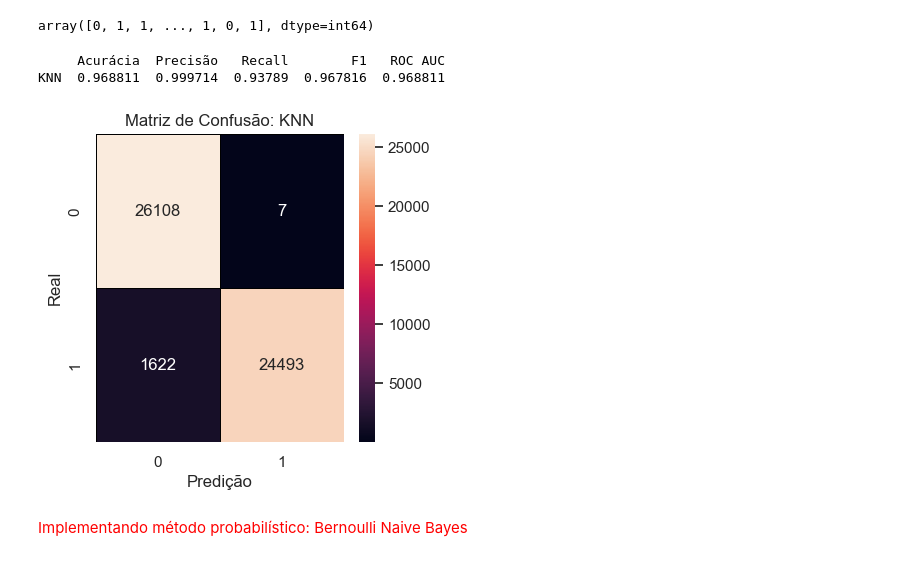
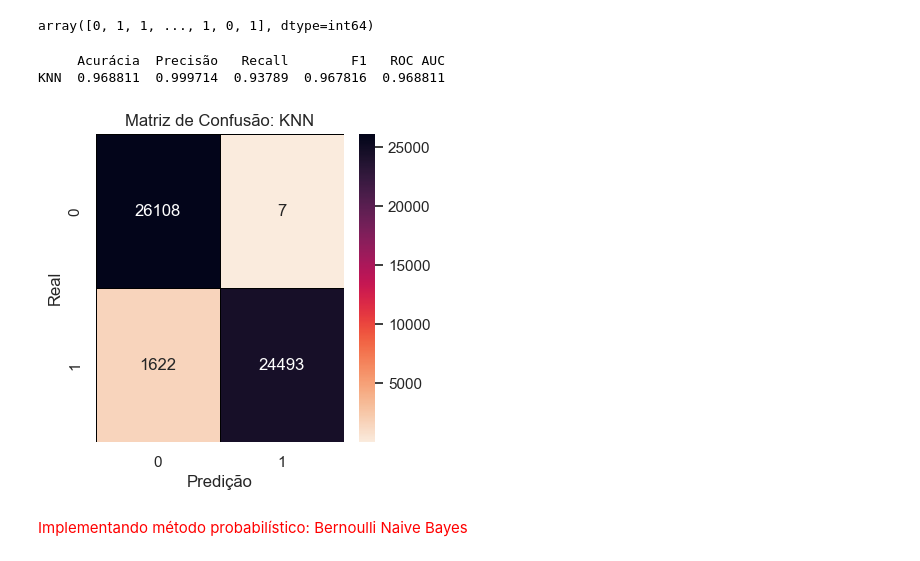
Before and after one commit to anderdot/previsao-crimes, a Jupyter notebook: Analises/Modelo Preditiva.ipynb, the cells around one changed output. Cells and saved outputs as stored; diff of their text form; code cells hidden in the pictures.

```diff
--- a/Analises/Modelo Preditiva.ipynb
+++ b/Analises/Modelo Preditiva.ipynb
@@ -310,6 +249,6 @@ fig.savefig('Graficos/quantidade_BO_ano.png', transparent=False, dpi=300, bbox_i
 # %%
-# Filtrando as ocorrências a partir do 2020-01-01 em diante.
-datas_invalidas = (dados_ocorrencias['dataOcorrencia'] < '2020-01-01')
+# Filtrando as ocorrências a partir do 2018-01-01 em diante.
+datas_invalidas = (dados_ocorrencias['data_ocorrencia'] < '2018-01-01')
 dados_ocorrencias.drop(dados_ocorrencias[datas_invalidas].index, inplace=True)
 dados_ocorrencias.reset_index(drop=True, inplace= True)
 # %%
@@ -340,20 +280,21 @@ fig.savefig('Graficos/quantidade_ocorrencia_mensal.png', transparent=False, dpi=
 ### Distribuição de ocorrências de roubos e furtos por ano
 # %%
 # Criando coluna anoOcorrencia.
-dados_ocorrencias['anoOcorrencia'] = dados_ocorrencias['dataOcorrencia'].dt.year
+dados_ocorrencias['ano_ocorrencia'] = dados_ocorrencias['data_ocorrencia'].dt.year
+dados_ocorrencias['mes_ocorrencia'] = dados_ocorrencias['data_ocorrencia'].dt.month
 
 # Agrupando os dados por mês e ano e contando as ocorrências.
-ocorrencias_por_mes = dados_ocorrencias.groupby([dados_ocorrencias['anoOcorrencia'], dados_ocorrencias['mesOcorrencia']]).size().reset_index(name='contagem')
+ocorrencias_por_mes = dados_ocorrencias.groupby([dados_ocorrencias['ano_ocorrencia'], dados_ocorrencias['mes_ocorrencia']]).size().reset_index(name='contagem')
 
-# Gerando 4 gráficos.
-fig, axs = plt.subplots(2, 2, figsize=(15, 10))
+# Gerando 6 gráficos.
+fig, axs = plt.subplots(2, 3, figsize=(20, 10))
 
 # Gerando os gráficos por mês e ano.
-for i, ano in enumerate([2020, 2021, 2022, 2023]):
-    row = i // 2
-    col = i % 2
-    data = ocorrencias_por_mes.loc[(ocorrencias_por_mes['anoOcorrencia'] == ano), :]
-    sns.barplot(x='contagem', y='mesOcorrencia', data=data, orient='h', palette='rocket', ax=axs[row, col])
+for i, ano in enumerate([2018, 2019, 2020, 2021, 2022, 2023]):
+    row = i // 3
+    col = i % 3
+    data = ocorrencias_por_mes.loc[(ocorrencias_por_mes['ano_ocorrencia'] == ano), :]
+    sns.barplot(x='contagem', y='mes_ocorrencia', data=data, orient='h', palette='rocket', ax=axs[row, col])
     axs[row, col].set_title(f'Distribuição de ocorrências por mês em {ano}')
     axs[row, col].set_xlabel('Quantidade de ocorrências')
     axs[row, col].set_xticks(range(0, 50001, 10000))
@@ -364,6 +305,7 @@ for i, ano in enumerate([2020, 2021, 2022, 2023]):
     sns.despine()
 fig.subplots_adjust(hspace=0.3, wspace=0.3)
 fig.suptitle('Distribuição de ocorrências de roubos e furtos por ano', fontsize=20)
+
 fig = plt.gcf()
 plt.show()
 
@@ -660,9 +584,6 @@ dados_ocorrencias.head()
 </ul>
 # %%
 # Criando um novo dataframe.
-dados_ML = dados_ocorrencias[['dataOcorrencia', 'diaSemanaOcorrencia', 'horaOcorrencia', 'bairro', 'cidade', 'consumado']]
-
-# Verificando o tamanho do dataset.
-linha, coluna = dados_ML.shape
-print(f'linhas: {linha}\ncolunas: {coluna}')
+dados_ML = dados_ocorrencias[['dataOcorrencia', 'diaSemanaOcorrencia', 'horaOcorrencia', 'cidade', 'bairro', 'consumado']]
+dados_ML
 # %% [output]
@@ -670,0 +603,5 @@ colunas: 6
+# %%
+dados_ML['dataOcorrencia'] = pd.to_datetime(dados_ML['dataOcorrencia'])
+dados_ML['dia'] = dados_ML['dataOcorrencia'].dt.day
+dados_ML['mes'] = dados_ML['dataOcorrencia'].dt.month
+dados_ML['ano'] = dados_ML['dataOcorrencia'].dt.year
@@ -953,35 +916,35 @@ from sklearn.metrics import precision_score
 from sklearn.metrics import recall_score
 from sklearn.metrics import f1_score
 from sklearn.metrics import roc_auc_score
 from sklearn.metrics import confusion_matrix
 
 def calculando_metrica(y_teste, predito, modelo):
 
     metricas = {'Acurácia': [accuracy_score(y_teste, predito)],
             'Precisão': [precision_score(y_teste, predito)],
             'Recall': [recall_score(y_teste, predito)],
             'F1': [f1_score(y_teste, predito)],
             'ROC AUC': [roc_auc_score(y_teste, predito)]}
 
     # Criando um dataframe com as métricas.
     df_metricas = pd.DataFrame(metricas, index=[modelo])
     print(df_metricas)
 
     # Printando a matriz de confusão com os dados de teste e o modelo do knn.
     matriz_confusao = confusion_matrix(y_teste, predito)
 
     # Gerando o gráfico de matriz de confusão.
     plt.figure(figsize=(4,4))
     sns.set(font_scale=1)
-    sns.heatmap(matriz_confusao, annot=True, fmt='d', linewidths=0.5, linecolor='black').set(title = f'Matriz de Confusão: {modelo}', xlabel='Predição', ylabel='Real')
+    sns.heatmap(matriz_confusao, annot=True, fmt='d', linewidths=0.5, linecolor='black', cmap='rocket_r').set(title = f'Matriz de Confusão: {modelo}', xlabel='Predição', ylabel='Real')
     plt.show()
 
 # Chamando a função para calcular as métricas.
 calculando_metrica(y_teste, predito_knn, 'KNN')
 # %% [output]
      Acurácia  Precisão   Recall        F1   ROC AUC
 KNN  0.968811  0.999714  0.93789  0.967816  0.968811
-[figure, old version]
+[figure, new version]
 # %% [markdown]
 <font color='red' style='font-size: 30px;'>Implementando método probabilístico: Bernoulli Naive Bayes</font>
 # %%
```
Also changed, not shown: parts of 52 cells of this notebook, 12 other files.
